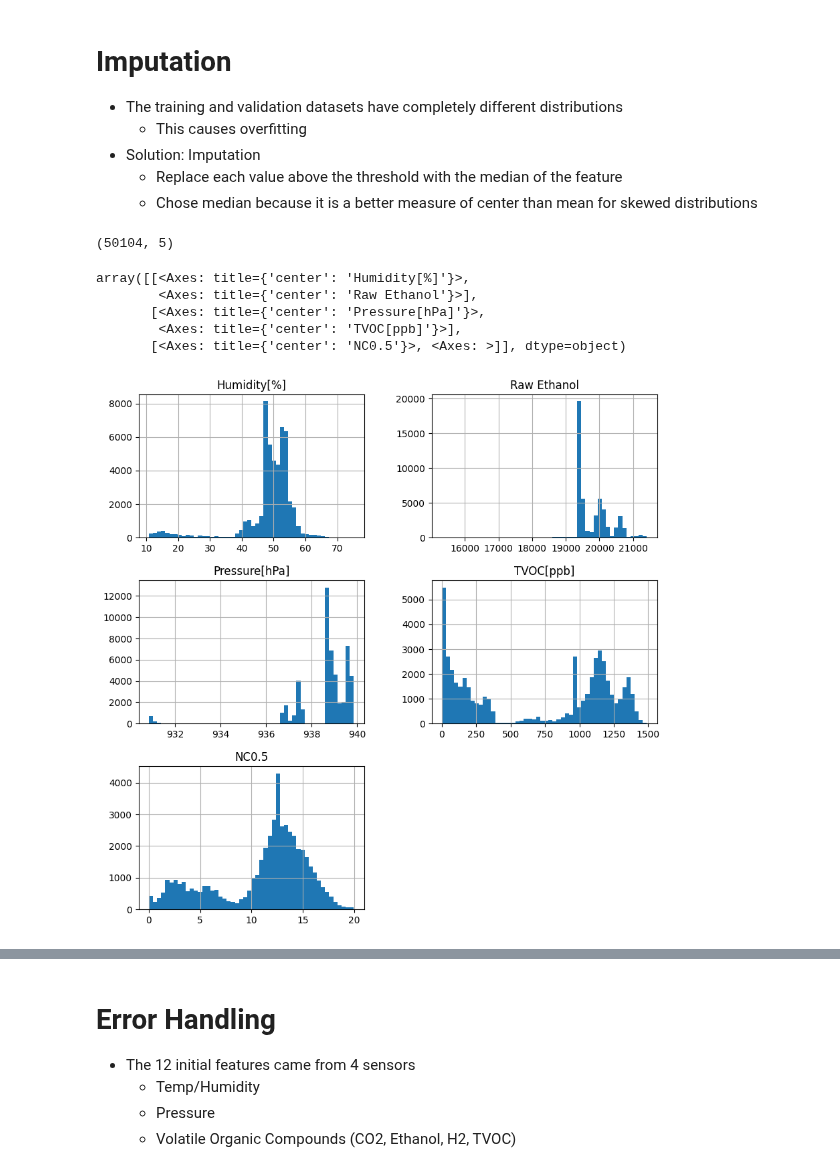
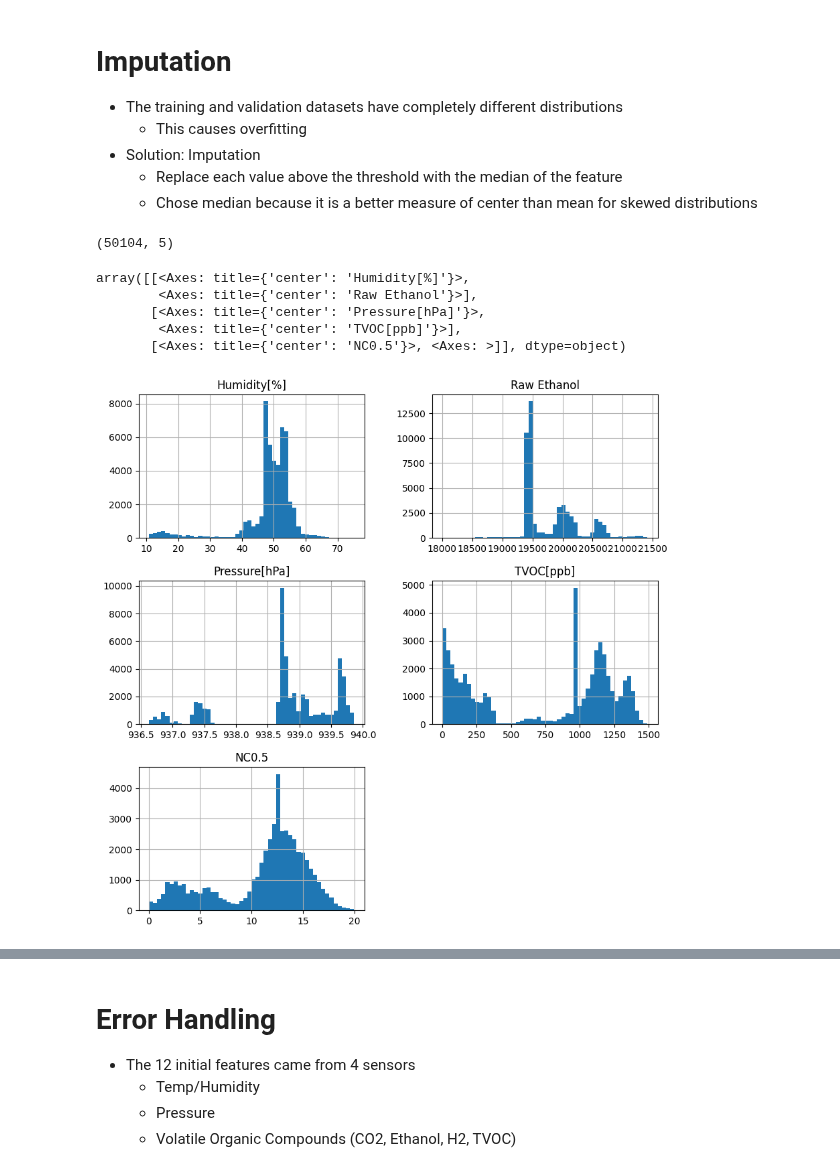
Before and after one commit to jaskinkabir/Intro_ML_Project, a Jupyter notebook: Proj.ipynb, the cells around one changed output, grey strips where cells are left out. Cells and saved outputs as stored; diff of their text form; code cells hidden in the pictures.

```diff
--- a/Proj.ipynb
+++ b/Proj.ipynb
@@ -353,7 +341,7 @@ class Imputer:
 
     def transform(self, data: pd.DataFrame) -> pd.DataFrame:
         for i, column in enumerate(data.columns):
-            data[column] = data[column].apply(lambda x: self.replacements.iloc[i] if (x > self.thresholds[i] or np.isnan(x)) else x)
+            data[column] = data[column].apply(lambda x: self.replacements.iloc[i] if ( not (self.thresholds[i][0] < x < self.thresholds[i][1]) or np.isnan(x)) else x)
         return data
     def fit_transform(self, data: pd.DataFrame) -> pd.DataFrame:
         self.fit(data)
@@ -361,29 +349,29 @@ class Imputer:
 # %%
 X_train_imputed, X_test_imputed, Y_train_imputed, Y_test_imputed = train_test_split(X_5f, Y_df.values, test_size=0.2, random_state=0)
 
-thresholds = [70000, 70000, 70000, 1500, 20]
+thresholds = [(0,70000), (18000, 70000), (936, 70000), (0, 1500), (0,20)]
 imputer = Imputer(thresholds)
 
 X_train_imputed = imputer.fit_transform(X_train_imputed)
 X_test_imputed = imputer.transform(X_test_imputed)
 
 print(X_train_imputed.shape)
 X_train_imputed.hist(
     figsize=(10, 10),
     bins=50
 )
 X_test_imputed.hist(
     figsize=(10, 10),
     bins=50
 )
 # print(X_train_5f.shape)
 # print(X_train_imputed.shape)
 # print(Y_train_imputed.shape)
 # %% [output]
 (50104, 5)
 array([[<Axes: title={'center': 'Humidity[%]'}>,
         <Axes: title={'center': 'Raw Ethanol'}>],
        [<Axes: title={'center': 'Pressure[hPa]'}>,
         <Axes: title={'center': 'TVOC[ppb]'}>],
        [<Axes: title={'center': 'NC0.5'}>, <Axes: >]], dtype=object)
-[figure, old version]
+[figure, new version]
```
Also changed, not shown: parts of 11 cells of this notebook, 1 other file.
